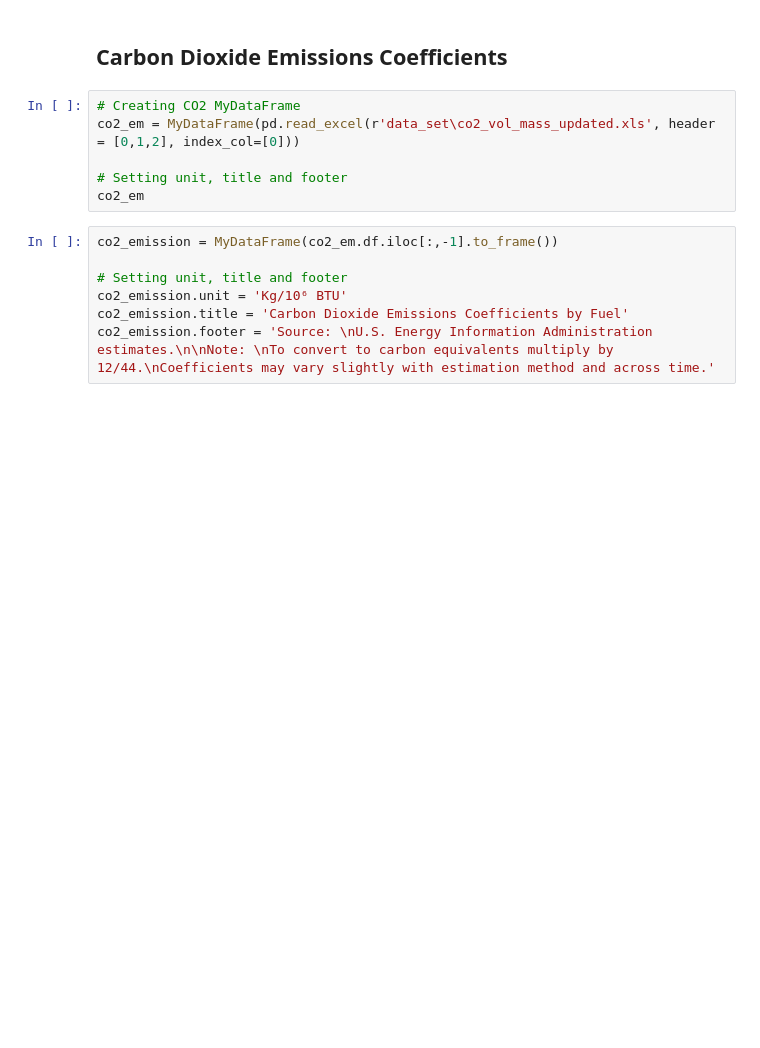
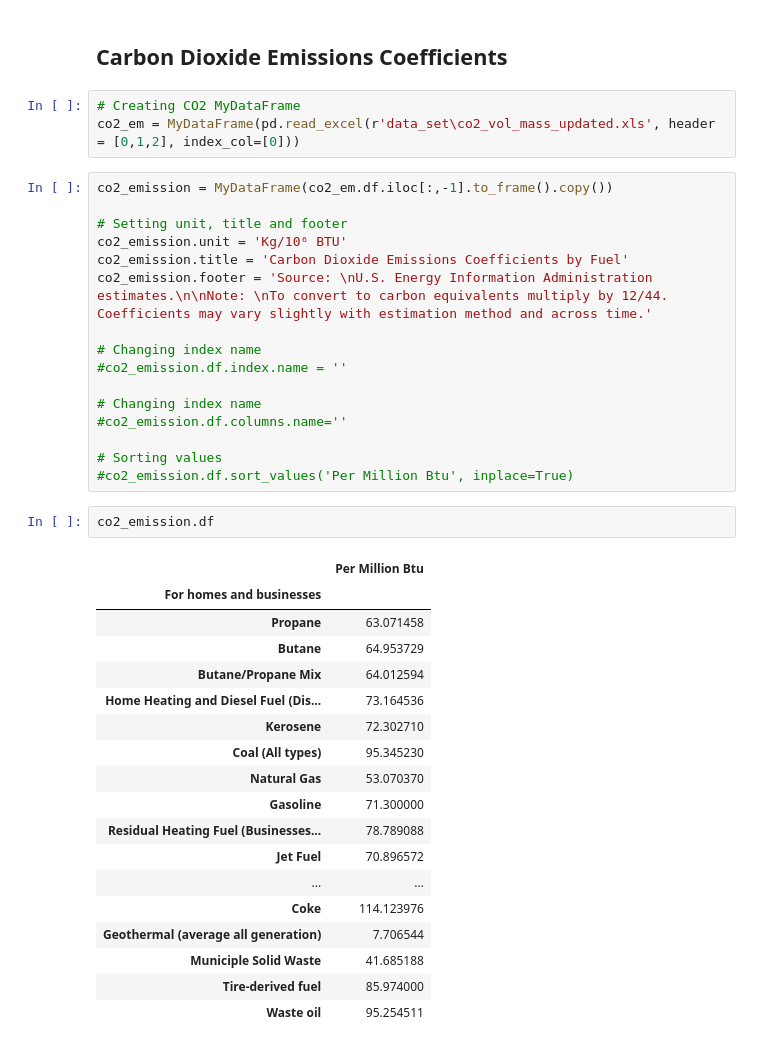
Before and after one commit to lauramsfernandes/BrazilianGasMarket, a Jupyter notebook: naturalGas_Wrangling.ipynb, the cells around one changed output. Saved outputs shown, nothing was run; the diff lists cells and outputs as text; blank space fills up the shorter version.

```diff
--- a/naturalGas_Wrangling.ipynb
+++ b/naturalGas_Wrangling.ipynb
@@ -543,13 +543,40 @@ ts_precip.index.name = ''
 # %%
 # Creating CO2 MyDataFrame
 co2_em = MyDataFrame(pd.read_excel(r'data_set\co2_vol_mass_updated.xls', header = [0,1,2], index_col=[0]))
-
-# Setting unit, title and footer
-co2_em
 # %%
-co2_emission = MyDataFrame(co2_em.df.iloc[:,-1].to_frame())
+co2_emission = MyDataFrame(co2_em.df.iloc[:,-1].to_frame().copy())
 
 # Setting unit, title and footer
 co2_emission.unit = 'Kg/10⁶ BTU'
 co2_emission.title = 'Carbon Dioxide Emissions Coefficients by Fuel'
-co2_emission.footer = 'Source: \nU.S. Energy Information Administration estimates.\n\nNote: \nTo convert to carbon equivalents multiply by 12/44.\nCoefficients may vary slightly with estimation method and across time.'
+co2_emission.footer = 'Source: \nU.S. Energy Information Administration estimates.\n\nNote: \nTo convert to carbon equivalents multiply by 12/44. Coefficients may vary slightly with estimation method and across time.'
+
+# Changing index name
+#co2_emission.df.index.name = ''
+
+# Changing index name
+#co2_emission.df.columns.name=''
+
+# Sorting values
+#co2_emission.df.sort_values('Per Million Btu', inplace=True)
+# %%
+co2_emission.df
+# %% [output]
+|  | Per Million Btu |
+| For homes and businesses |  |
+| Propane | 63.071458 |
+| Butane | 64.953729 |
+| Butane/Propane Mix | 64.012594 |
+| Home Heating and Diesel Fuel (Dis... | 73.164536 |
+| Kerosene | 72.302710 |
+| Coal (All types) | 95.345230 |
+| Natural Gas | 53.070370 |
+| Gasoline | 71.300000 |
+| Residual Heating Fuel (Businesses... | 78.789088 |
+| Jet Fuel | 70.896572 |
+| ... | ... |
+| Coke | 114.123976 |
+| Geothermal (average all generation) | 7.706544 |
+| Municiple Solid Waste | 41.685188 |
+| Tire-derived fuel | 85.974000 |
+| Waste oil | 95.254511 |
```
Also changed, not shown: parts of 1 cell of this notebook, 1 other file.
